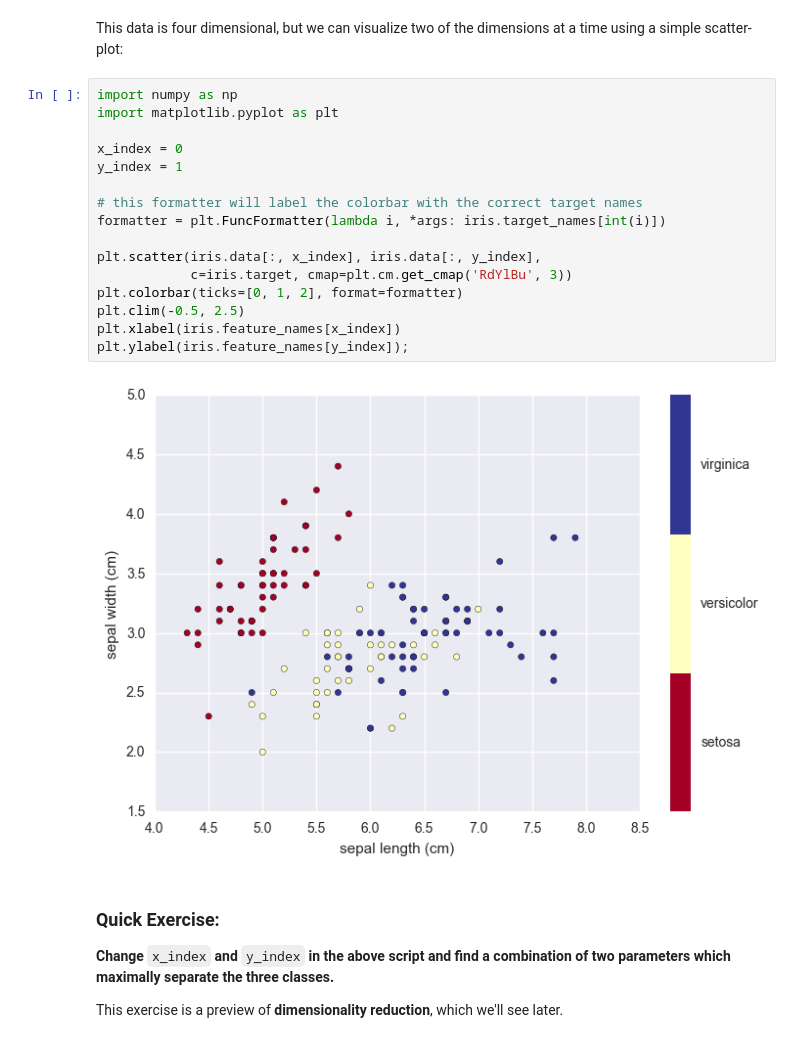
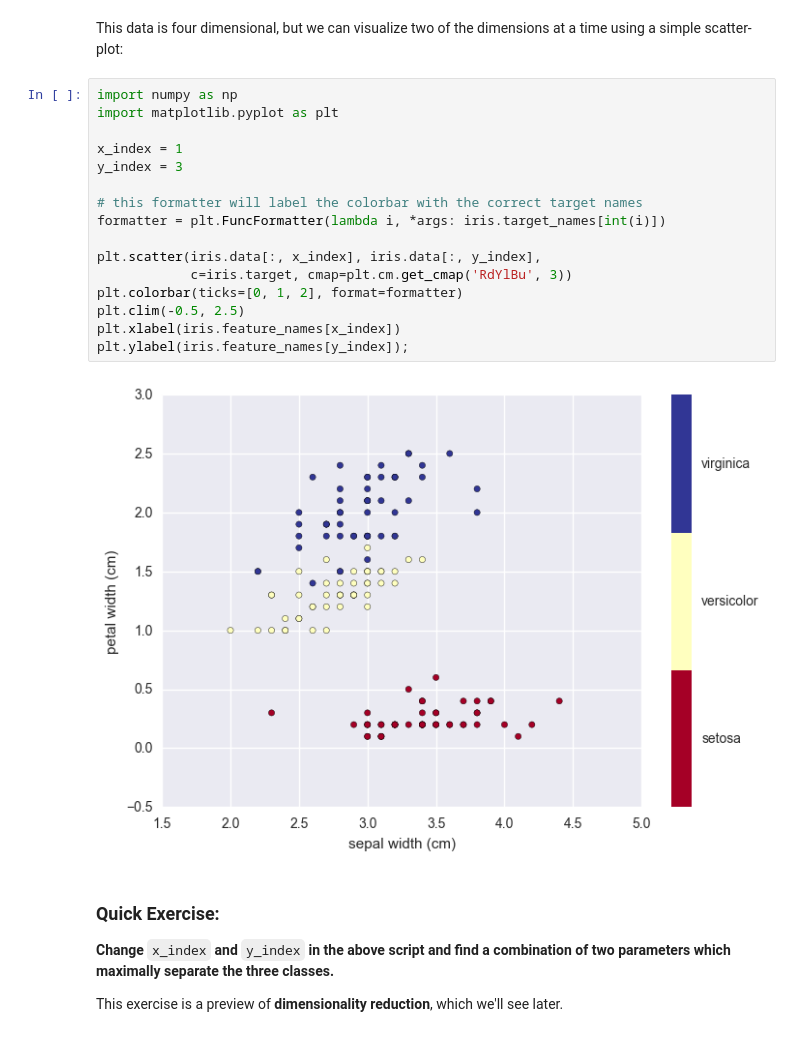
Before and after one commit to jakevdp/sklearn_tutorial, a Jupyter notebook: notebooks/02.1-Machine-Learning-Intro.ipynb, the cells around one changed output. Cells and saved outputs as stored; diff of their text form.

```diff
--- a/notebooks/02.1-Machine-Learning-Intro.ipynb
+++ b/notebooks/02.1-Machine-Learning-Intro.ipynb
@@ -198,21 +198,21 @@ at a time using a simple scatter-plot:
 # %%
 import numpy as np
 import matplotlib.pyplot as plt
 
-x_index = 0
-y_index = 1
+x_index = 1
+y_index = 3
 
 # this formatter will label the colorbar with the correct target names
 formatter = plt.FuncFormatter(lambda i, *args: iris.target_names[int(i)])
 
 plt.scatter(iris.data[:, x_index], iris.data[:, y_index],
             c=iris.target, cmap=plt.cm.get_cmap('RdYlBu', 3))
 plt.colorbar(ticks=[0, 1, 2], format=formatter)
 plt.clim(-0.5, 2.5)
 plt.xlabel(iris.feature_names[x_index])
 plt.ylabel(iris.feature_names[y_index]);
 # %% [output]
-[figure, old version]
+[figure, new version]
 # %% [markdown]
 ### Quick Exercise:
 
```
Also changed, not shown: parts of 5 cells of this notebook, 8 other files.
